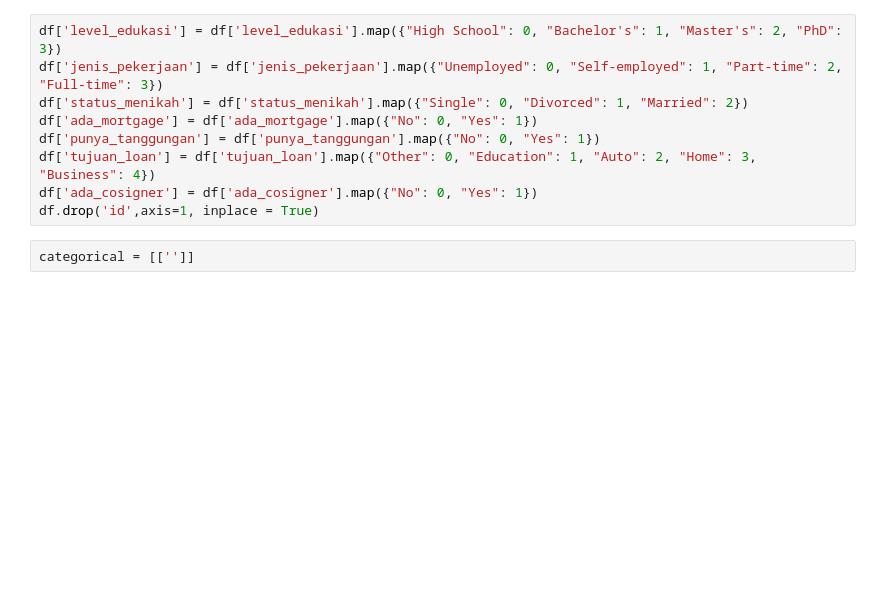
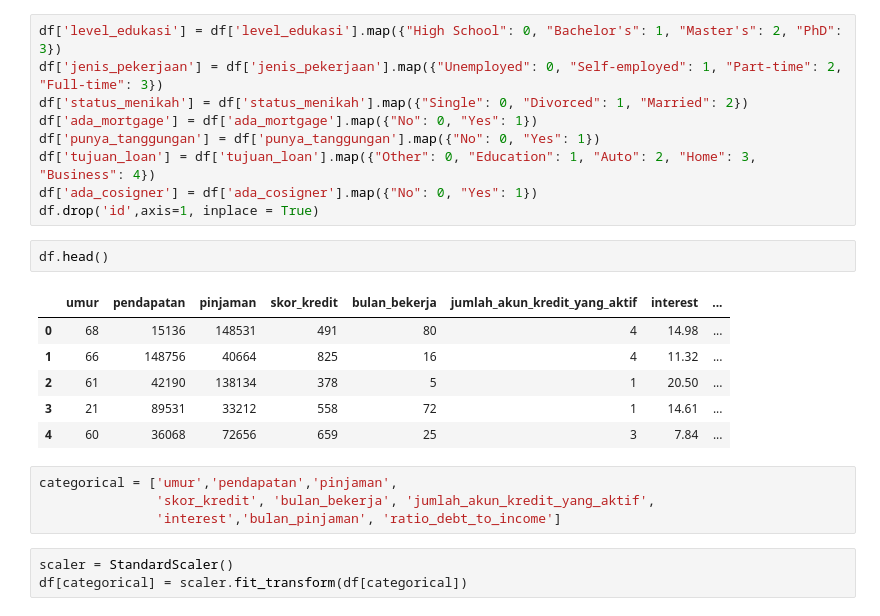
Before and after one commit to SalomoHS/Berlian-Hacktiv8, a Jupyter notebook: Sesi-20/sesi_20e.ipynb, the cells around one changed output. Saved outputs shown, nothing was run; the diff lists cells and outputs as text; blank space fills up the shorter version.

```diff
--- a/Sesi-20/sesi_20.ipynb
+++ b/Sesi-20/sesi_20e.ipynb
@@ -216,5 +219,19 @@ df['punya_tanggungan'] = df['punya_tanggungan'].map({"No": 0, "Yes": 1})
 df['tujuan_loan'] = df['tujuan_loan'].map({"Other": 0, "Education": 1, "Auto": 2, "Home": 3, "Business": 4})
 df['ada_cosigner'] = df['ada_cosigner'].map({"No": 0, "Yes": 1})
 df.drop('id',axis=1, inplace = True)
+# %%
+df.head()
+# %% [output]
+|  | umur | pendapatan | pinjaman | skor_kredit | bulan_bekerja | jumlah_akun_kredit_yang_aktif | interest | ... |
+| 0 | 68 | 15136 | 148531 | 491 | 80 | 4 | 14.98 | ... |
+| 1 | 66 | 148756 | 40664 | 825 | 16 | 4 | 11.32 | ... |
+| 2 | 61 | 42190 | 138134 | 378 | 5 | 1 | 20.50 | ... |
+| 3 | 21 | 89531 | 33212 | 558 | 72 | 1 | 14.61 | ... |
+| 4 | 60 | 36068 | 72656 | 659 | 25 | 3 | 7.84 | ... |
 # %%
-categorical = [['']]
+categorical = ['umur','pendapatan','pinjaman',
+               'skor_kredit', 'bulan_bekerja', 'jumlah_akun_kredit_yang_aktif',
+               'interest','bulan_pinjaman', 'ratio_debt_to_income']
+# %%
+scaler = StandardScaler()
+df[categorical] = scaler.fit_transform(df[categorical])
```
Also changed, not shown: parts of 1 cell of this notebook, 2 other files.
